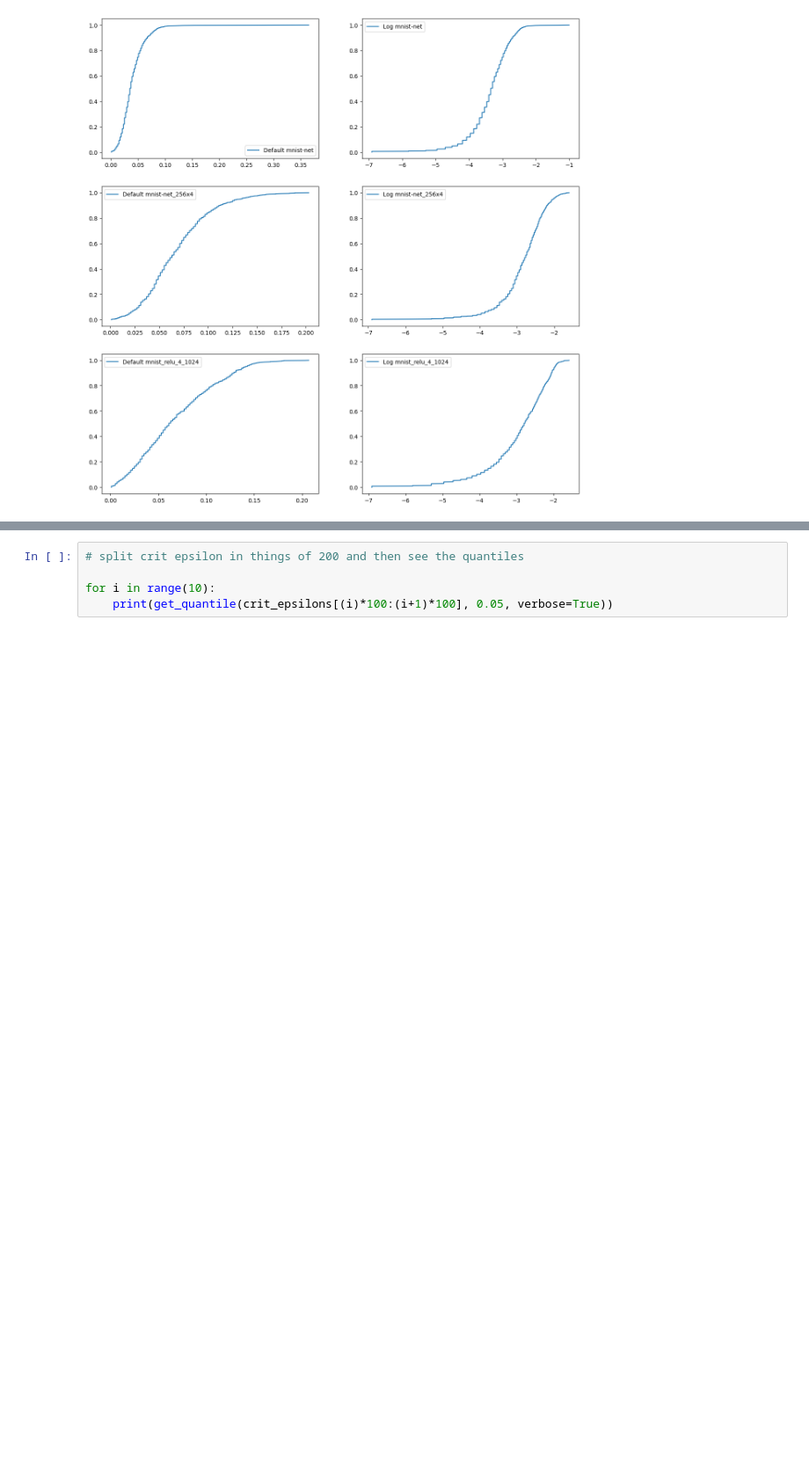
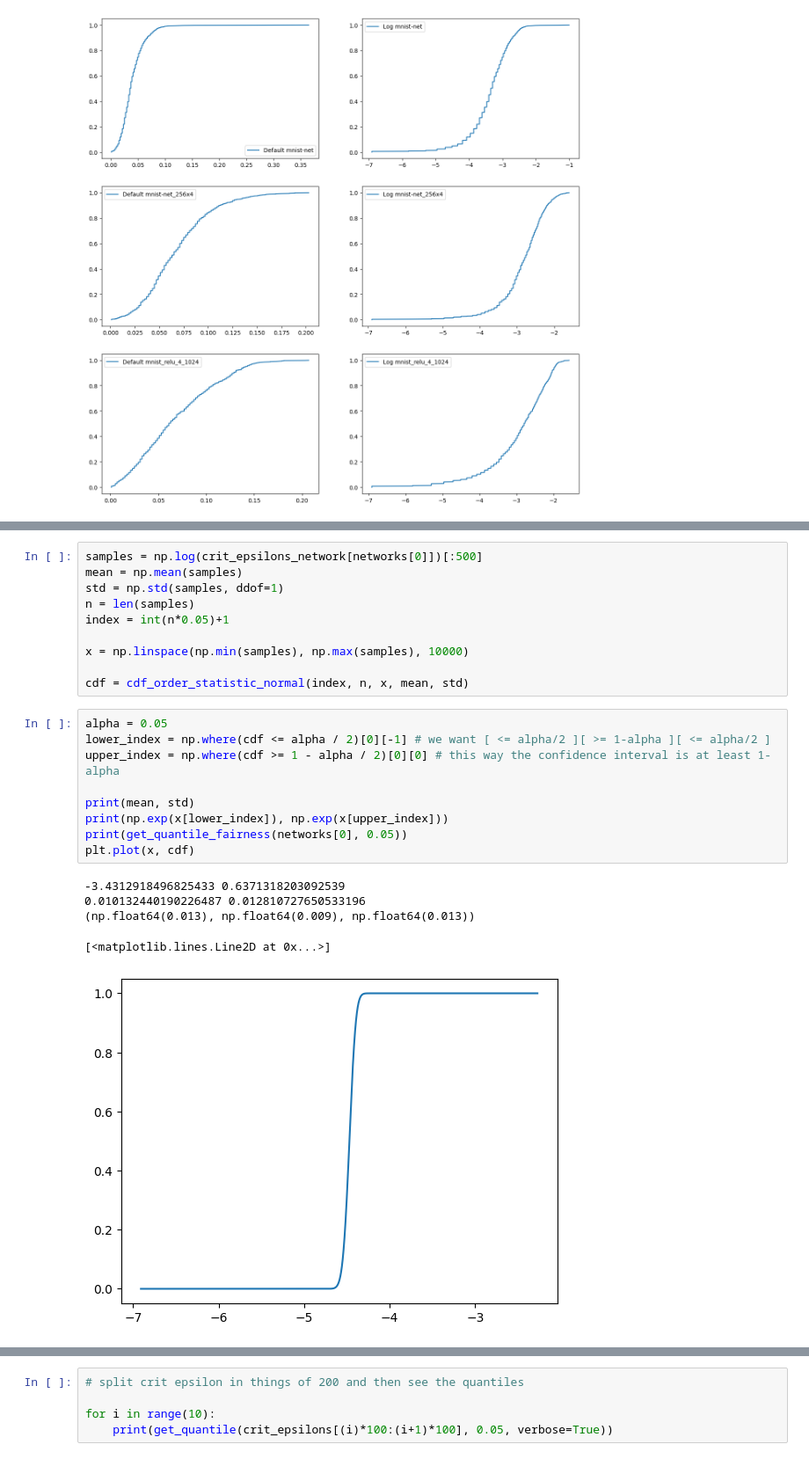
Before and after one commit to lionelkiel/Robustness-Metric, a Jupyter notebook: Frequentist_10.ipynb, the cells around one changed output, grey strips where cells are left out. Shown: that part at 88% size. Cells and saved outputs as stored; diff of their text form; blank space fills up the shorter version.

```diff
--- a/Frequentist_10.ipynb
+++ b/Frequentist_10.ipynb
@@ -83,0 +155,25 @@ for i, network in enumerate(networks):
+# %%
+samples = np.log(crit_epsilons_network[networks[0]])[:500]
+mean = np.mean(samples)
+std = np.std(samples, ddof=1)
+n = len(samples)
+index = int(n*0.05)+1
+
+x = np.linspace(np.min(samples), np.max(samples), 10000)
+
+cdf = cdf_order_statistic_normal(index, n, x, mean, std)
+# %%
+alpha = 0.05
+lower_index = np.where(cdf <= alpha / 2)[0][-1] # we want [ <= alpha/2 ][ >= 1-alpha ][ <= alpha/2 ]
+upper_index = np.where(cdf >= 1 - alpha / 2)[0][0] # this way the confidence interval is at least 1-alpha
+
+print(mean, std)
+print(np.exp(x[lower_index]), np.exp(x[upper_index]))
+print(get_quantile_fairness(networks[0], 0.05))
+plt.plot(x, cdf)
+# %% [output]
+-3.4312918496825433 0.6371318203092539
+0.010132440190226487 0.012810727650533196
+(np.float64(0.013), np.float64(0.009), np.float64(0.013))
+[<matplotlib.lines.Line2D at 0x...>]
+[figure, added]
```
Also changed, not shown: parts of 10 cells of this notebook.
